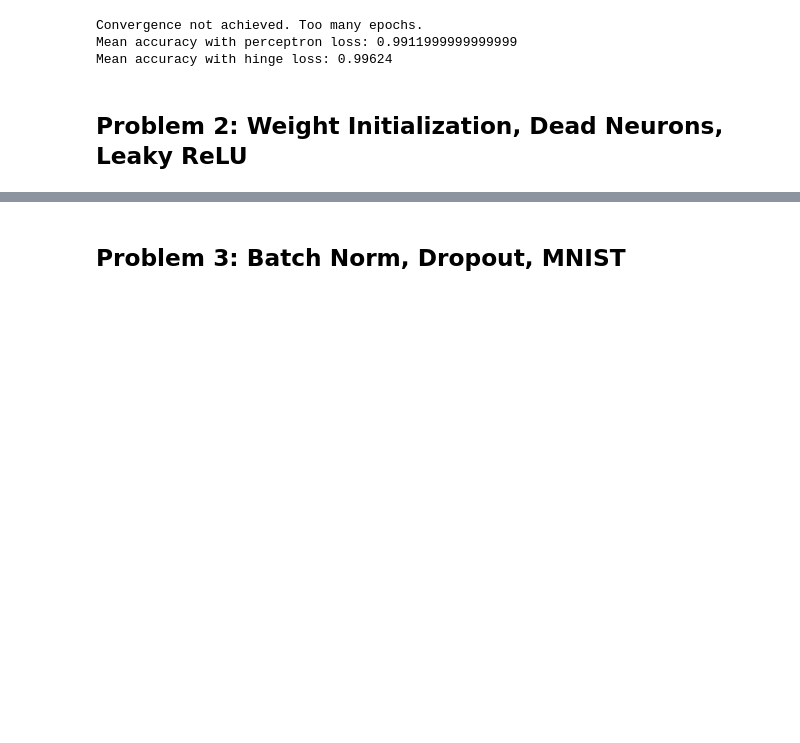
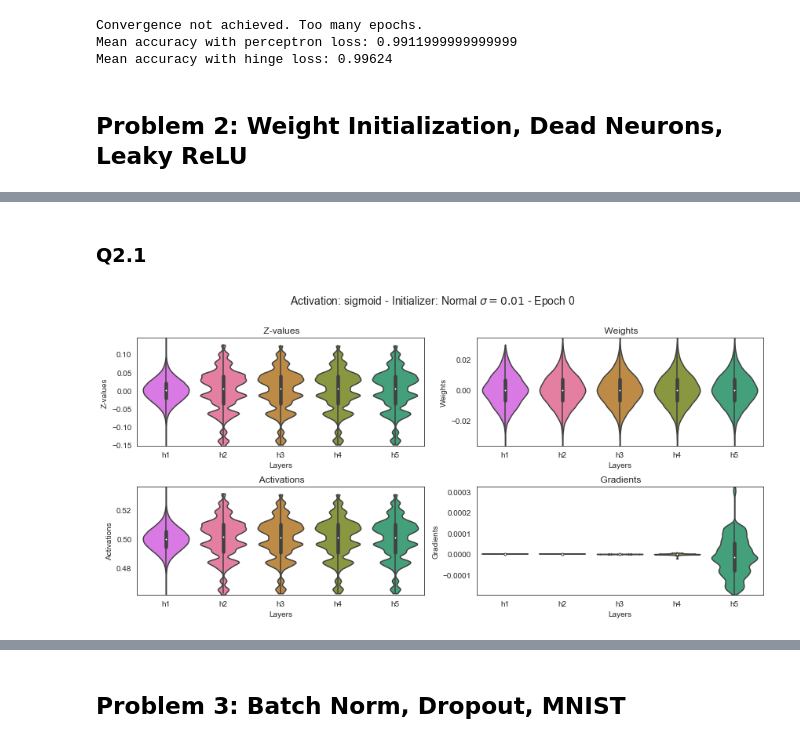
Before and after one commit to codexceed/MS-CS, a Jupyter notebook: Courses/IDLS/hw2/Homework 2.ipynb, the cells around one changed output, grey strips where cells are left out. Saved outputs shown, nothing was run; the diff lists cells and outputs as text; code cells hidden in the pictures; blank space fills up the shorter version.

```diff
--- a/Courses/IDLS/hw2/Homework 2.ipynb
+++ b/Courses/IDLS/hw2/Homework 2.ipynb
@@ -111,5 +112,35 @@ Mean accuracy with hinge loss: 0.99624
+# %%
+from keras.models import Sequential
+from keras.layers import Dense
+
+def build_model(n_layers, input_dim, units, activation, initializer):
+    if isinstance(units, list):
+        assert len(units) == n_layers
+    else:
+        units = [units] * n_layers
+
+    model = Sequential()
+    # Adds first hidden layer with input_dim parameter
+    model.add(Dense(units=units[0],
+                    input_dim=input_dim,
+                    activation=activation,
+                    kernel_initializer=initializer,
+                    name='h1'))
+
+    # Adds remaining hidden layers
+    for i in range(2, n_layers + 1):
+        model.add(Dense(units=units[i-1],
+                        activation=activation,
+                        kernel_initializer=initializer,
+                        name='h{}'.format(i)))
+
+    # Adds output layer
+    model.add(Dense(units=1, activation='sigmoid', kernel_initializer=initializer, name='o'))
+    # Compiles the model
+    model.compile(loss='binary_crossentropy', optimizer='sgd', metrics=['acc'])
+    return model
 # %%
-# from deepreplay.datasets.ball import load_data
+from deepreplay.datasets.ball import load_data
 
-# X, y = load_data(n_dims=10)
+X, y = load_data(n_dims=10)
 # %%
@@ -153,0 +186,6 @@ Mean accuracy with hinge loss: 0.99624
+# %% [markdown]
+### Q2.1
+# %%
+plot_violins(std=0.01, activation='sigmoid')
+# %% [output]
+[figure, added]
```
Also changed, not shown: parts of 12 cells of this notebook.
